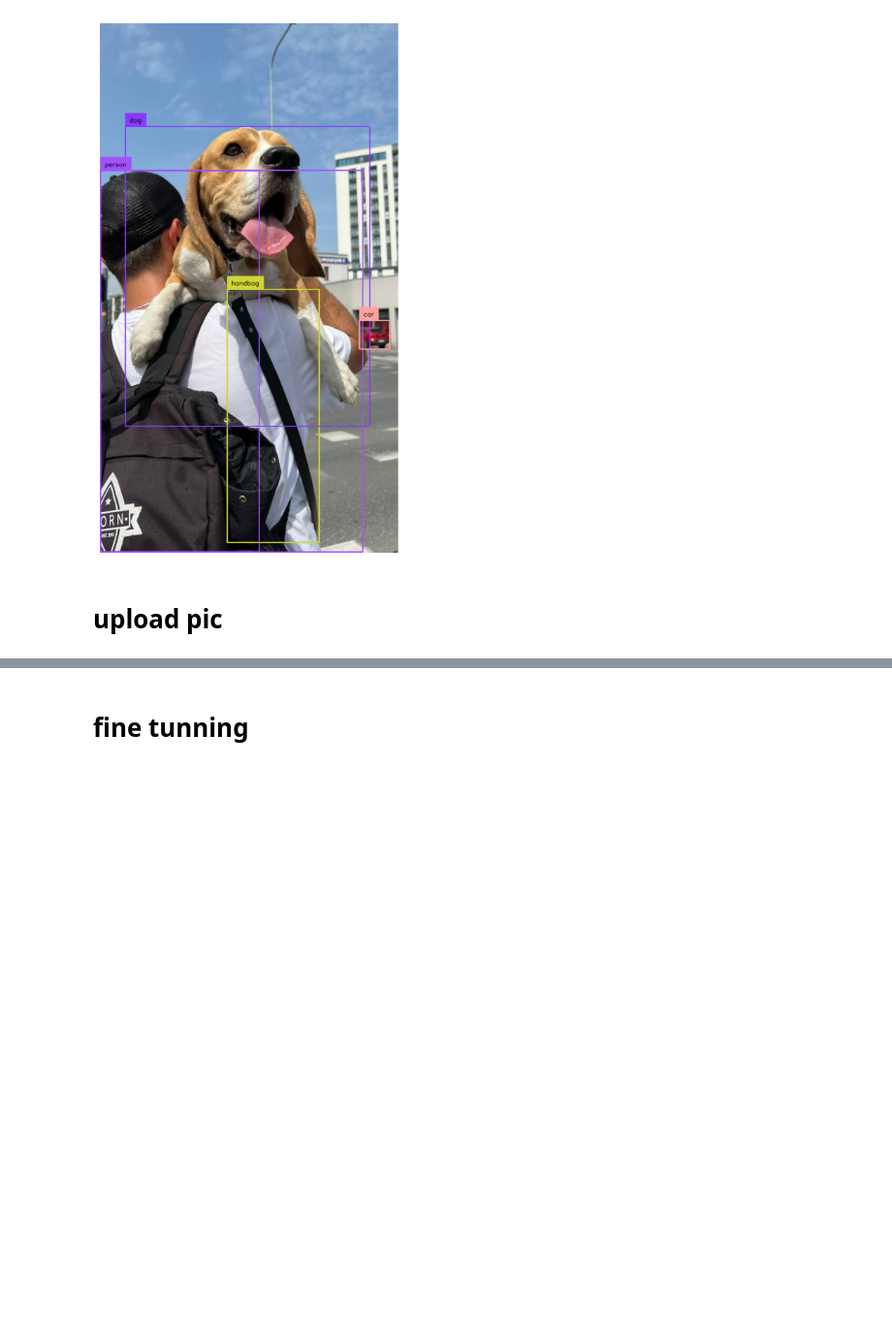
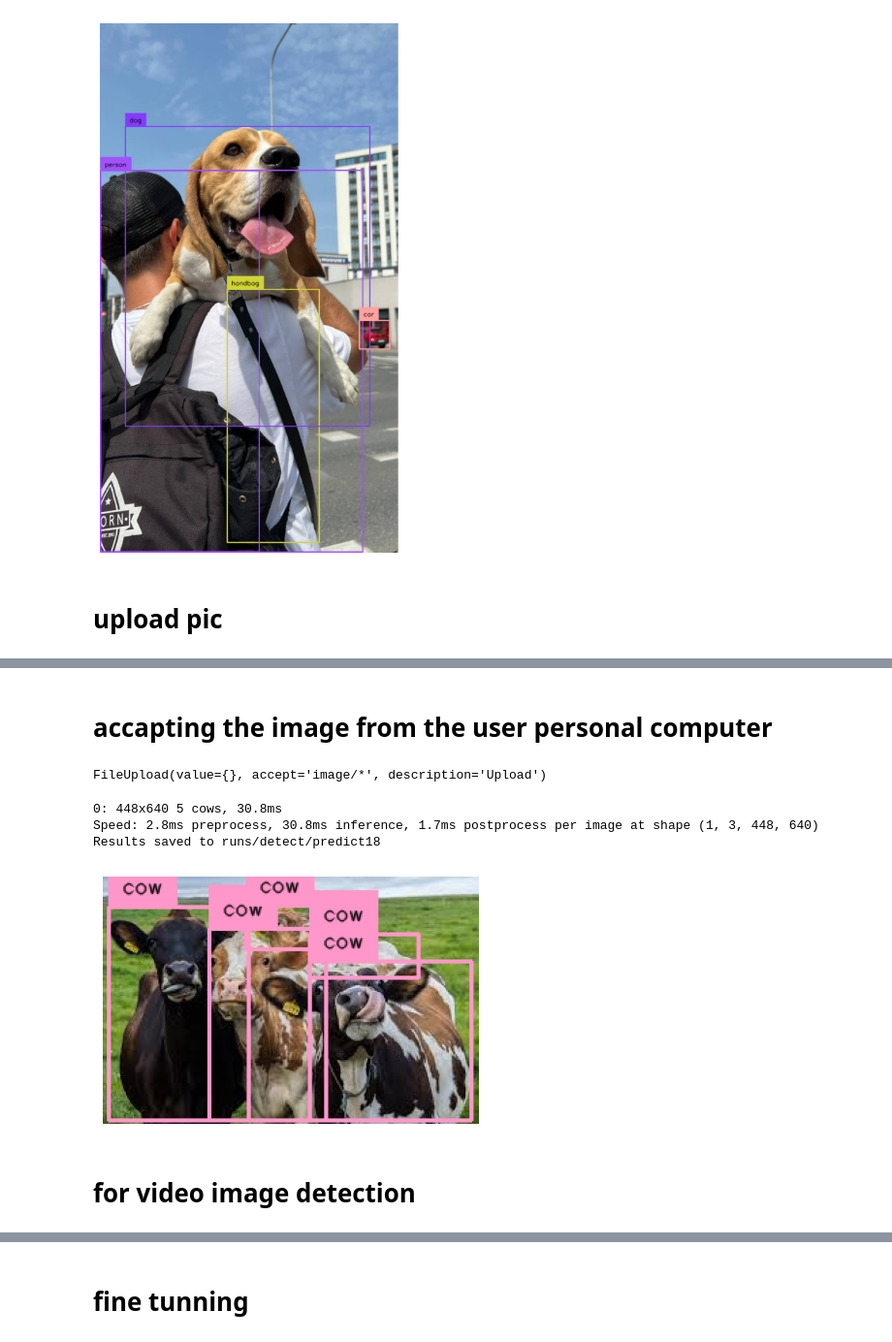
Before and after one commit to MudassirABBASSi/Computer-Vision, a Jupyter notebook: Yolo_(object_detection_library).ipynb, the cells around one changed output, grey strips where cells are left out. Shown at 97% size. Saved outputs shown, nothing was run; the diff lists cells and outputs as text; code cells hidden in the pictures; blank space fills up the shorter version.

```diff
--- a/Yolo_(object_detection_library).ipynb
+++ b/Yolo_(object_detection_library).ipynb
@@ -171 +172,60 @@ Results saved to runs/detect/predict11
 [figure]
+# %% [markdown]
+# accapting the image from the user personal computer
+# %%
+import io
+from PIL import Image
+from ultralytics import YOLO
+import supervision as sv
+import ipywidgets as widgets
+from IPython.display import display
+
+def run_detection(image):
+    # Load the pretrained YOLO model (ensure "yolo11m.pt" is in your working directory)
+    model = YOLO("yolo11m.pt")
+
+    try:
+        # Run object detection on the provided PIL Image
+        results = model.predict(source=image, save=True)
+        result = results[0]
+
+        # Convert model output to a format suitable for annotation
+        detections = sv.Detections.from_ultralytics(result)
+
+        # Annotate the image with bounding boxes and labels
+        box_annotator = sv.BoxAnnotator()
+        label_annotator = sv.LabelAnnotator(text_color=sv.Color.BLACK)
+        annotated_image = image.copy()
+        annotated_image = box_annotator.annotate(annotated_image, detections=detections)
+        annotated_image = label_annotator.annotate(annotated_image, detections=detections)
+
+        # Display the annotated image
+        sv.plot_image(annotated_image, size=(5, 10))
+
+    except Exception as e:
+        print(f"Error during detection: {e}")
+
+# Create a file upload widget that accepts image files
+upload_widget = widgets.FileUpload(accept='image/*', multiple=False)
+display(upload_widget)
+
+def on_upload_change(change):
+    if upload_widget.value:
+        # Get the first uploaded file's content as bytes
+        uploaded_file = next(iter(upload_widget.value.values()))
+        content = uploaded_file['content']
+        # Convert bytes data to a PIL Image
+        image = Image.open(io.BytesIO(content))
+        # Run detection on the uploaded image
+        run_detection(image)
+
+# Observe changes to the upload widget's value
+upload_widget.observe(on_upload_change, names='value')
+# %% [output]
+FileUpload(value={}, accept='image/*', description='Upload')
+0: 448x640 5 cows, 30.8ms
+Speed: 2.8ms preprocess, 30.8ms inference, 1.7ms postprocess per image at shape (1, 3, 448, 640)
+Results saved to runs/detect/predict18
+[figure, added]
+# %% [markdown]
+# for video image detection
```
Also changed, not shown: parts of 9 cells of this notebook.
